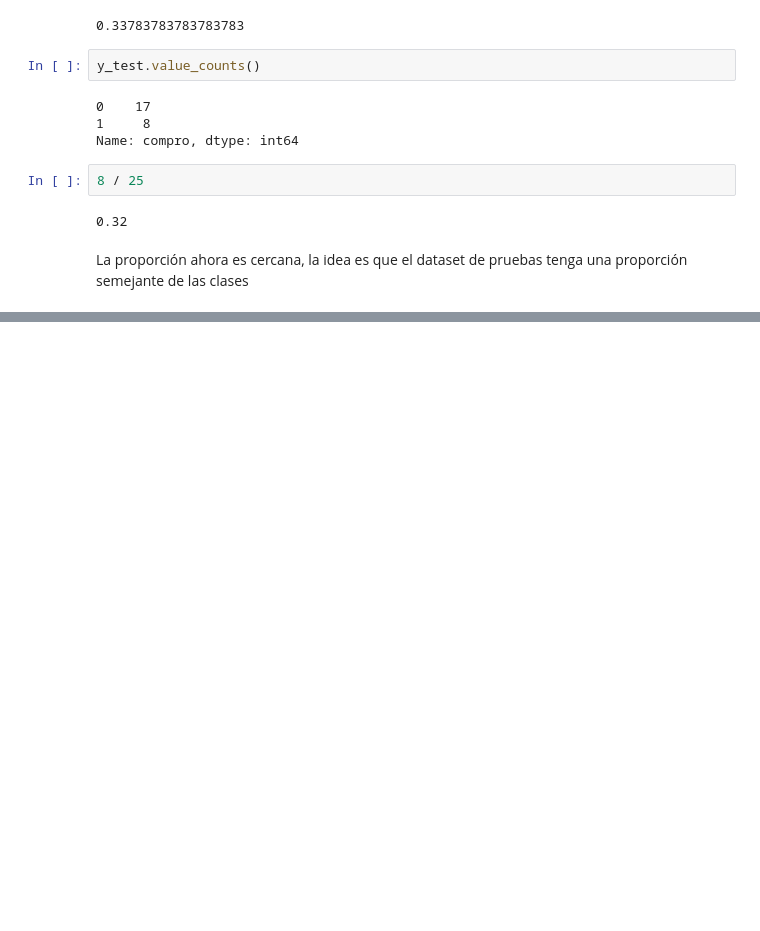
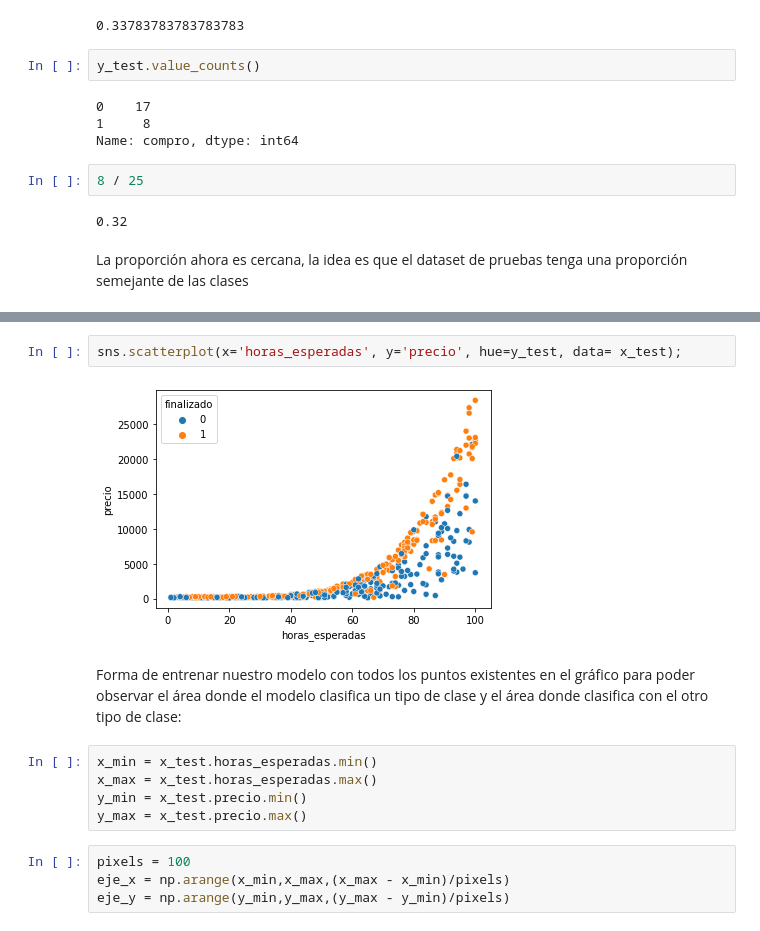
Before and after one commit to exequiel-farias/sklearn, a Jupyter notebook: ML_clasificacion_con_SKLearn.ipynb, the cells around one changed output, grey strips where cells are left out. Saved outputs shown, nothing was run; the diff lists cells and outputs as text; blank space fills up the shorter version.

```diff
--- a/ML_clasificacion_con_SKLearn.ipynb
+++ b/ML_clasificacion_con_SKLearn.ipynb
@@ -214,0 +303,15 @@ La proporción ahora es cercana, la idea es que el dataset de pruebas tenga una
+# %%
+sns.scatterplot(x='horas_esperadas', y='precio', hue=y_test, data= x_test);
+# %% [output]
+[figure, added]
+# %% [markdown]
+Forma de entrenar nuestro modelo con todos los puntos existentes en el gráfico para poder observar el área donde el modelo clasifica un tipo de clase y el área donde clasifica con el otro tipo de clase:
+# %%
+x_min = x_test.horas_esperadas.min()
+x_max = x_test.horas_esperadas.max()
+y_min = x_test.precio.min()
+y_max = x_test.precio.max()
+# %%
+pixels = 100
+eje_x = np.arange(x_min,x_max,(x_max - x_min)/pixels)
+eje_y = np.arange(y_min,y_max,(y_max - y_min)/pixels)
```
Also changed, not shown: parts of 16 cells of this notebook.
